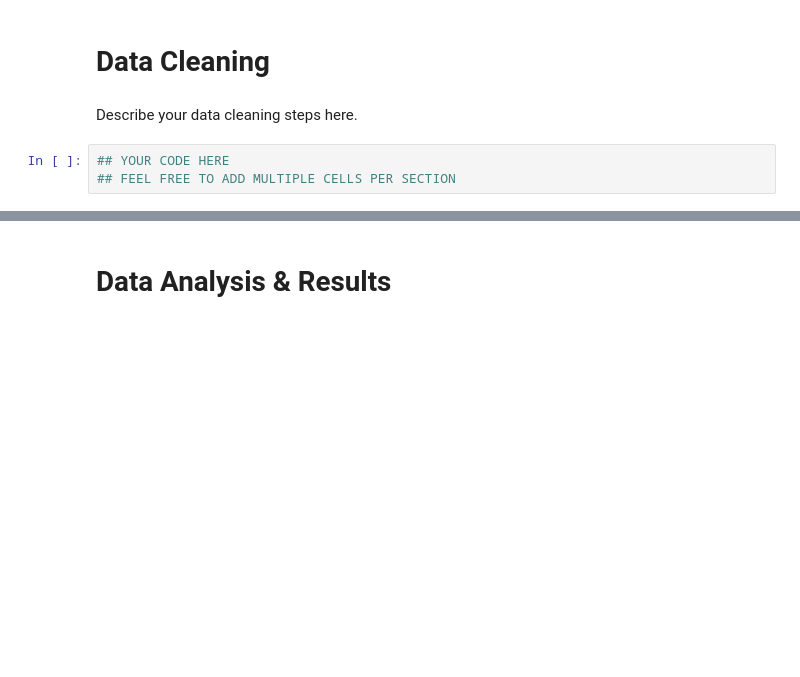
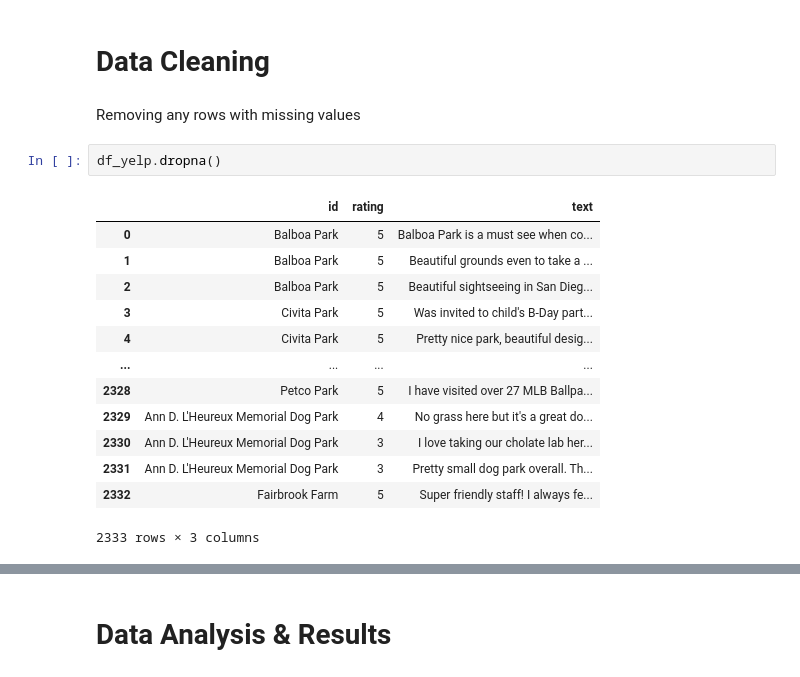
Before and after one commit to rahulbh00/individual_fa20, a Jupyter notebook: final_project/FinalProject_rahulbh00.ipynb, the cells around one changed output, grey strips where cells are left out. Drawn from its saved outputs; the diff is of its cells as text; blank space fills up the shorter version.

```diff
--- a/final_project/FinalProject_rahulbh00.ipynb
+++ b/final_project/FinalProject_rahulbh00.ipynb
@@ -64,7 +71,20 @@ ParserError: Error tokenizing data. C error: Expected 1 fields in line 72, saw 2
 # %% [markdown]
 # Data Cleaning
-# %% [markdown]
-Describe your data cleaning steps here.
-# %%
-## YOUR CODE HERE
-## FEEL FREE TO ADD MULTIPLE CELLS PER SECTION
+# %% [markdown]
+Removing any rows with missing values
+# %%
+df_yelp.dropna()
+# %% [output]
+|  | id | rating | text |
+| 0 | Balboa Park | 5 | Balboa Park is a must see when co... |
+| 1 | Balboa Park | 5 | Beautiful grounds even to take a ... |
+| 2 | Balboa Park | 5 | Beautiful sightseeing in San Dieg... |
+| 3 | Civita Park | 5 | Was invited to child's B-Day part... |
+| 4 | Civita Park | 5 | Pretty nice park, beautiful desig... |
+| ... | ... | ... | ... |
+| 2328 | Petco Park | 5 | I have visited over 27 MLB Ballpa... |
+| 2329 | Ann D. L'Heureux Memorial Dog Park | 4 | No grass here but it's a great do... |
+| 2330 | Ann D. L'Heureux Memorial Dog Park | 3 | I love taking our cholate lab her... |
+| 2331 | Ann D. L'Heureux Memorial Dog Park | 3 | Pretty small dog park overall. Th... |
+| 2332 | Fairbrook Farm | 5 | Super friendly staff! I always fe... |
+2333 rows × 3 columns
```
Also changed, not shown: parts of 24 cells of this notebook, 1 other file.
